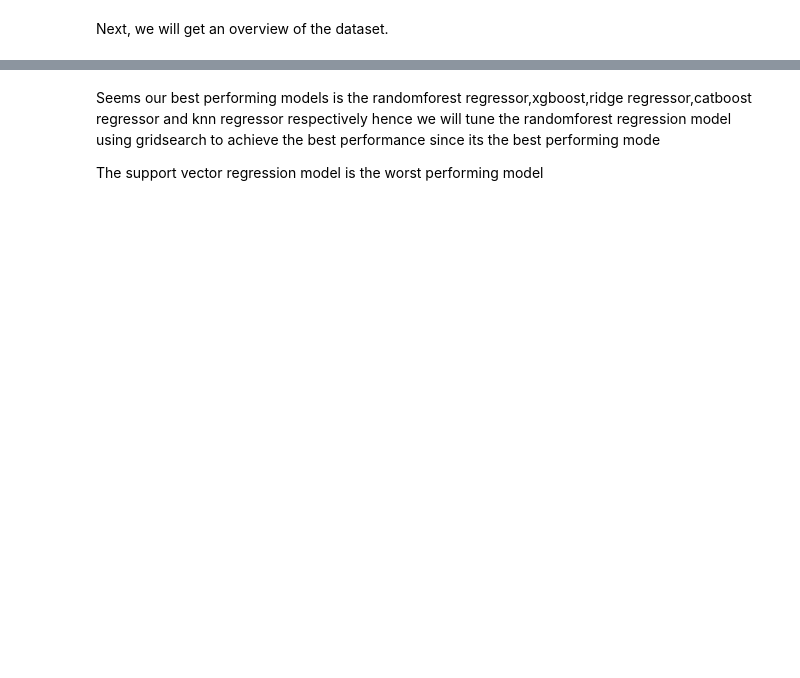
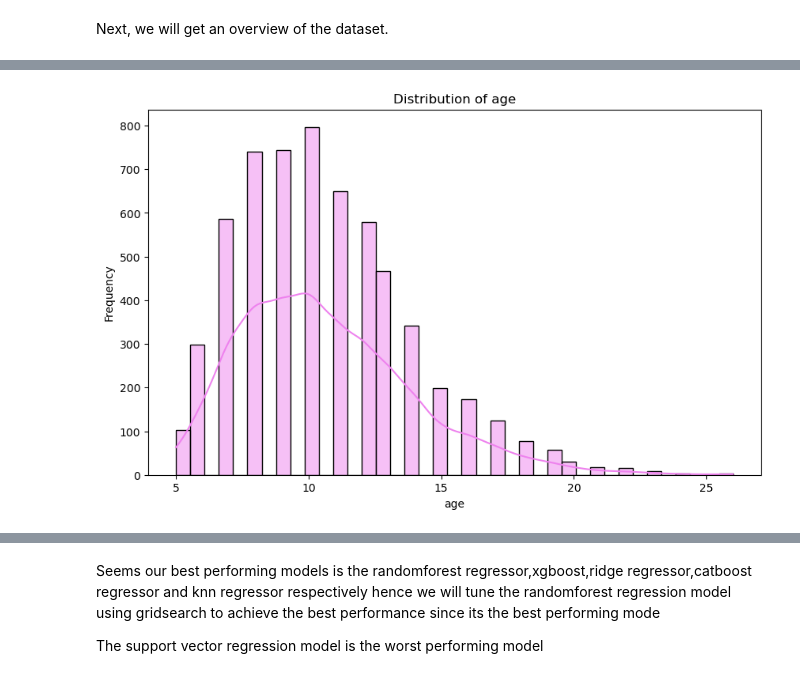
Before and after one commit to jakkkc/car_price, a Jupyter notebook: index.ipynb, the cells around one changed output, grey strips where cells are left out. Cells and saved outputs as stored; diff of their text form; code cells hidden in the pictures; blank space fills up the shorter version.

Commit message:
Finalizing on visuals

```diff
--- a/index.ipynb
+++ b/index.ipynb
@@ -135,14 +133,16 @@ import pickle
 # %% [markdown]
 ## Loading Data
 # %%
+# Class for loading our data as well as offering a summary of the info of our data
 class DataLoader:
     def __init__(self, file):
         self.file = file
+        self.data = None
 
     def load_data(self):
         try:
-            df = pd.read_excel(self.file)
-            return df
+            self.data = pd.read_excel(self.file)
+            return self.data
         except FileNotFoundError:
             print(f"File not found: {self.file}")
         except pd.errors.EmptyDataError:
@@ -152,9 +152,20 @@ class DataLoader:
         except Exception as e:
             print(f"An unexpected error occurred: {e}")
 
+    def data_info(self, n=5):
+        if self.data is not None:
+            print(f"Shape: {self.data.shape}")
+            print(f"Dataframe info:")
+            self.data.info()
+            print(f"Descriptive Statistics:\n{self.data.describe()}")
+            print(f"Columns:\n{self.data.columns.tolist()}")
+            print(f"Data Types for each column:\n{self.data.dtypes}")
+            print(f"The first {n} rows:\n{self.data.head(n)}")
+        else:
+            print("Data is not loaded.")
+
+# Calling an instance of the class
+
 file = 'car_data.xlsx'
 data_loader = DataLoader(file)
 df = data_loader.load_data()
-
-if df is not None:
-    print(df.head())
@@ -619,0 +298,4 @@ cleaned_df.head()
+# %%
+# Creating a new column age
+cleaned_df['age'] = 2024 - cleaned_df['Year']
+cleaned_df
@@ -619,0 +412,9 @@ cleaned_df.head()
+# %%
+plt.figure(figsize=(10, 6))
+sns.histplot(cleaned_df['age'], kde=True, color='violet')
+plt.title('Distribution of age')
+plt.xlabel('age')
+plt.ylabel('Frequency')
+plt.show()
+# %% [output]
+[figure, added]
```
Also changed, not shown: parts of 88 cells of this notebook, 1 other file.
